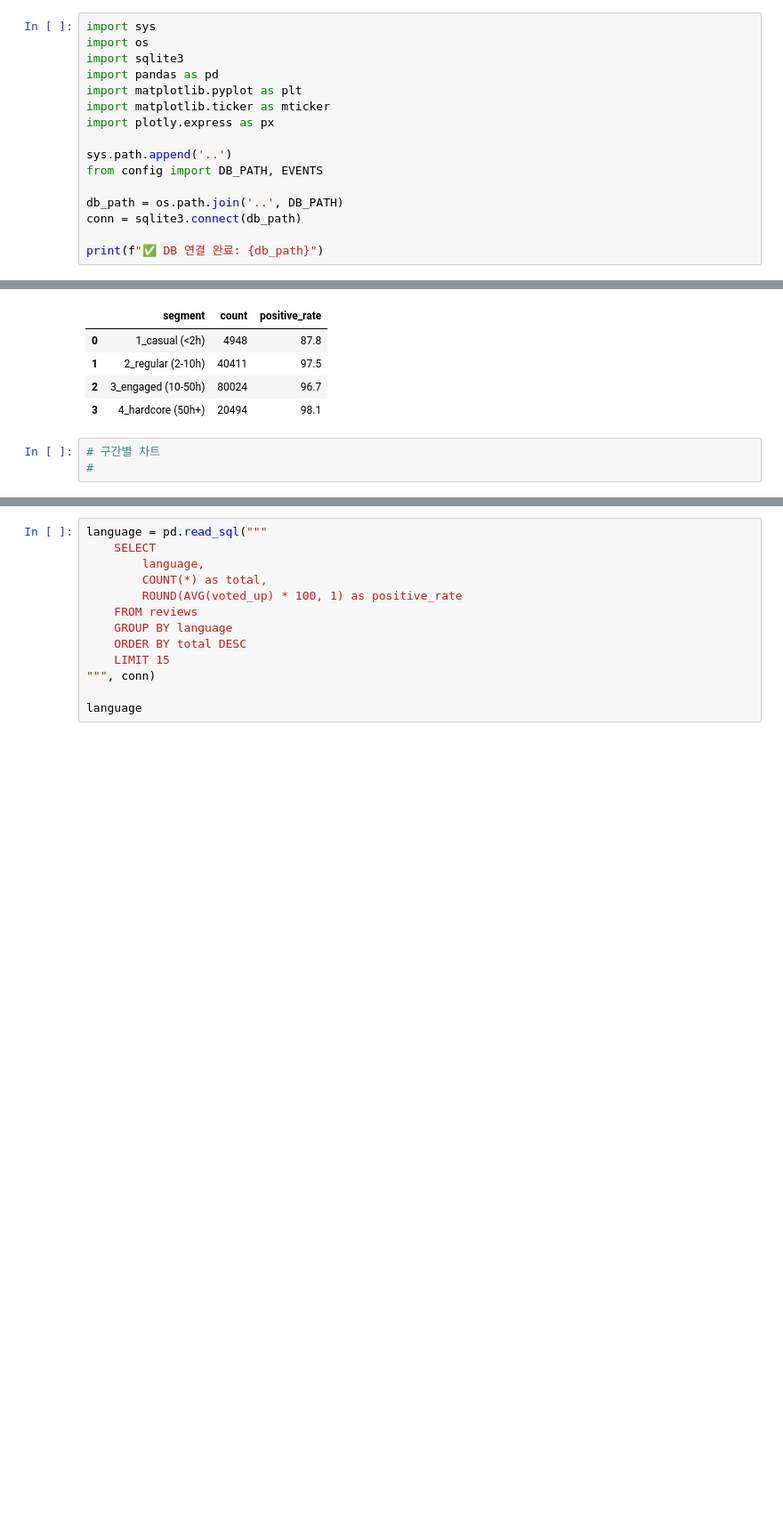
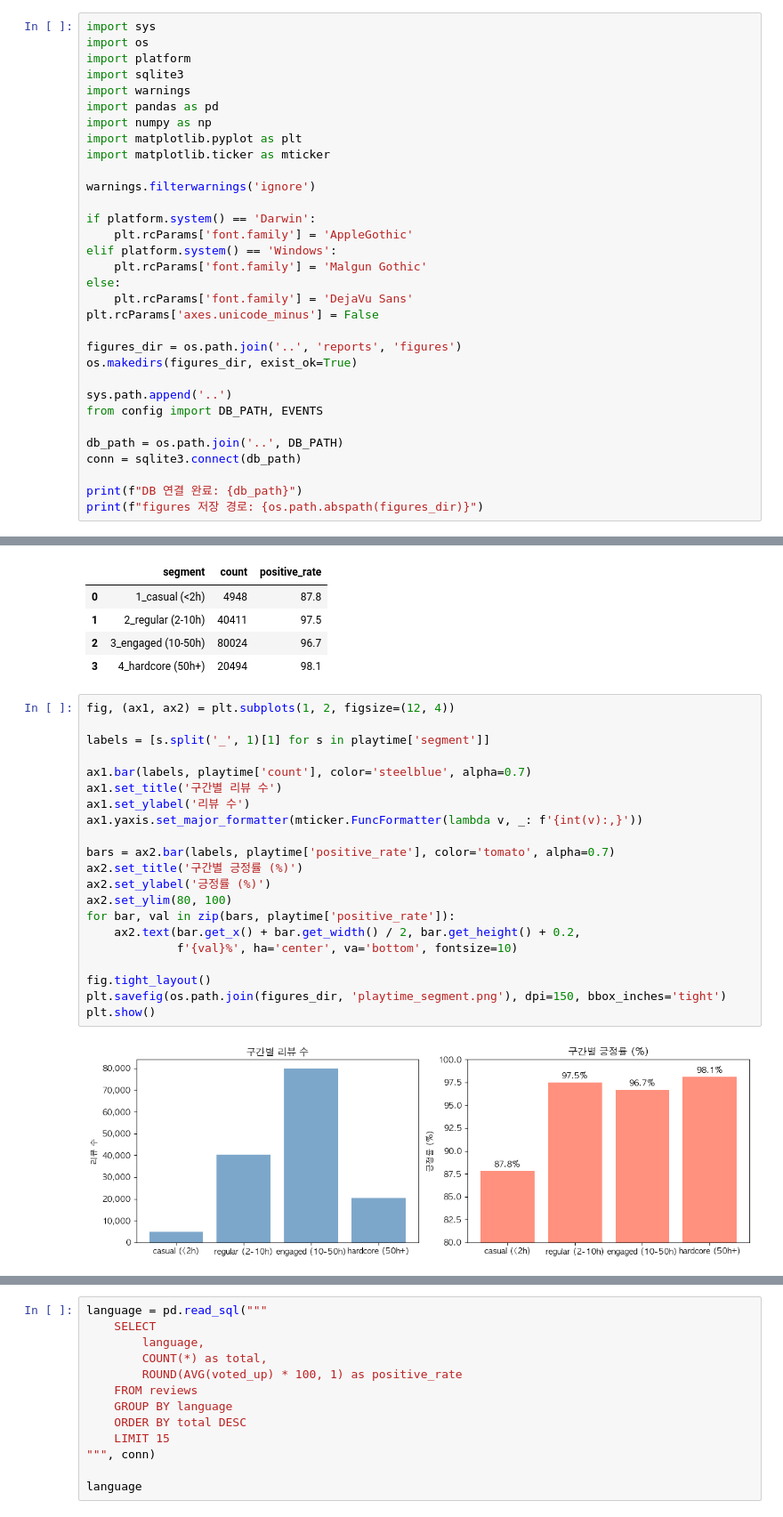
Before and after one commit to sjlee42/dave-diver-review-analysis, a Jupyter notebook: notebooks/02_eda.ipynb, the cells around one changed output, grey strips where cells are left out. Shown at 89% size. Saved outputs shown, nothing was run; the diff lists cells and outputs as text; blank space fills up the shorter version.

```diff
--- a/notebooks/02_eda.ipynb
+++ b/notebooks/02_eda.ipynb
@@ -16,11 +28,26 @@
 # %%
 import sys
 import os
+import platform
 import sqlite3
+import warnings
 import pandas as pd
+import numpy as np
 import matplotlib.pyplot as plt
 import matplotlib.ticker as mticker
-import plotly.express as px
+
+warnings.filterwarnings('ignore')
+
+if platform.system() == 'Darwin':
+    plt.rcParams['font.family'] = 'AppleGothic'
+elif platform.system() == 'Windows':
+    plt.rcParams['font.family'] = 'Malgun Gothic'
+else:
+    plt.rcParams['font.family'] = 'DejaVu Sans'
+plt.rcParams['axes.unicode_minus'] = False
+
+figures_dir = os.path.join('..', 'reports', 'figures')
+os.makedirs(figures_dir, exist_ok=True)
 
 sys.path.append('..')
 from config import DB_PATH, EVENTS
@@ -28,5 +55,6 @@ from config import DB_PATH, EVENTS
 db_path = os.path.join('..', DB_PATH)
 conn = sqlite3.connect(db_path)
 
-print(f"✅ DB 연결 완료: {db_path}")
+print(f"DB 연결 완료: {db_path}")
+print(f"figures 저장 경로: {os.path.abspath(figures_dir)}")
 # %% [output]
@@ -104,5 +201,25 @@ playtime
 | 2 | 3_engaged (10-50h) | 80024 | 96.7 |
 | 3 | 4_hardcore (50h+) | 20494 | 98.1 |
 # %%
-# 구간별 차트
-#
+fig, (ax1, ax2) = plt.subplots(1, 2, figsize=(12, 4))
+
+labels = [s.split('_', 1)[1] for s in playtime['segment']]
+
+ax1.bar(labels, playtime['count'], color='steelblue', alpha=0.7)
+ax1.set_title('구간별 리뷰 수')
+ax1.set_ylabel('리뷰 수')
+ax1.yaxis.set_major_formatter(mticker.FuncFormatter(lambda v, _: f'{int(v):,}'))
+
+bars = ax2.bar(labels, playtime['positive_rate'], color='tomato', alpha=0.7)
+ax2.set_title('구간별 긍정률 (%)')
+ax2.set_ylabel('긍정률 (%)')
+ax2.set_ylim(80, 100)
+for bar, val in zip(bars, playtime['positive_rate']):
+    ax2.text(bar.get_x() + bar.get_width() / 2, bar.get_height() + 0.2,
+             f'{val}%', ha='center', va='bottom', fontsize=10)
+
+fig.tight_layout()
+plt.savefig(os.path.join(figures_dir, 'playtime_segment.png'), dpi=150, bbox_inches='tight')
+plt.show()
+# %% [output]
+[figure, added]
```
Also changed, not shown: parts of 40 cells of this notebook, 6 other files.
